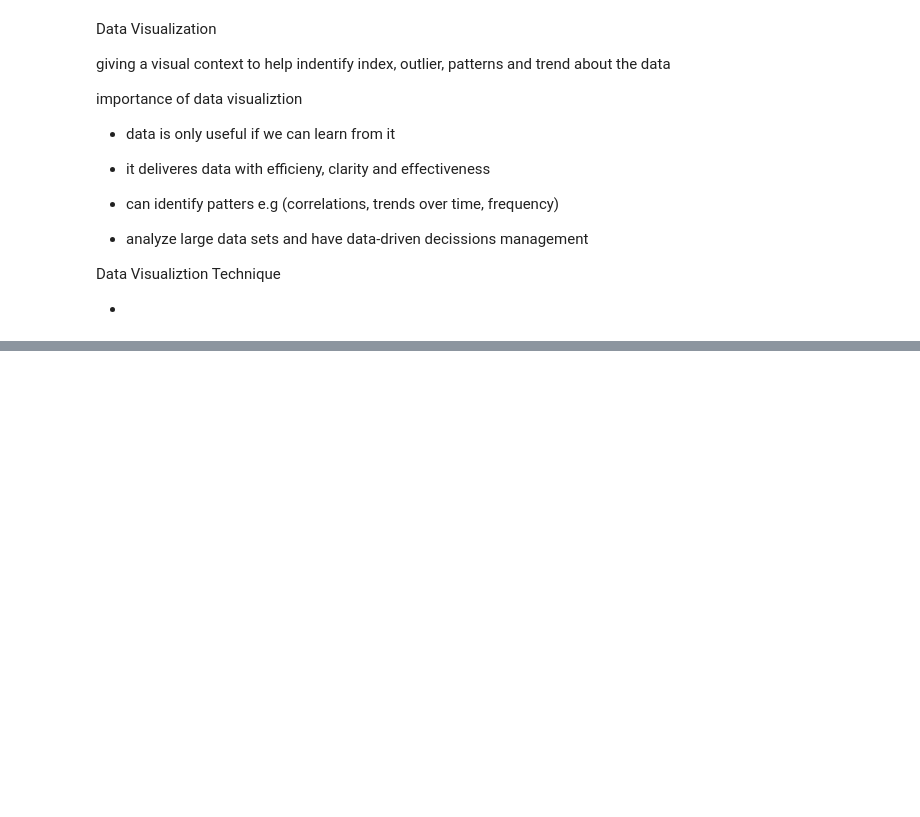
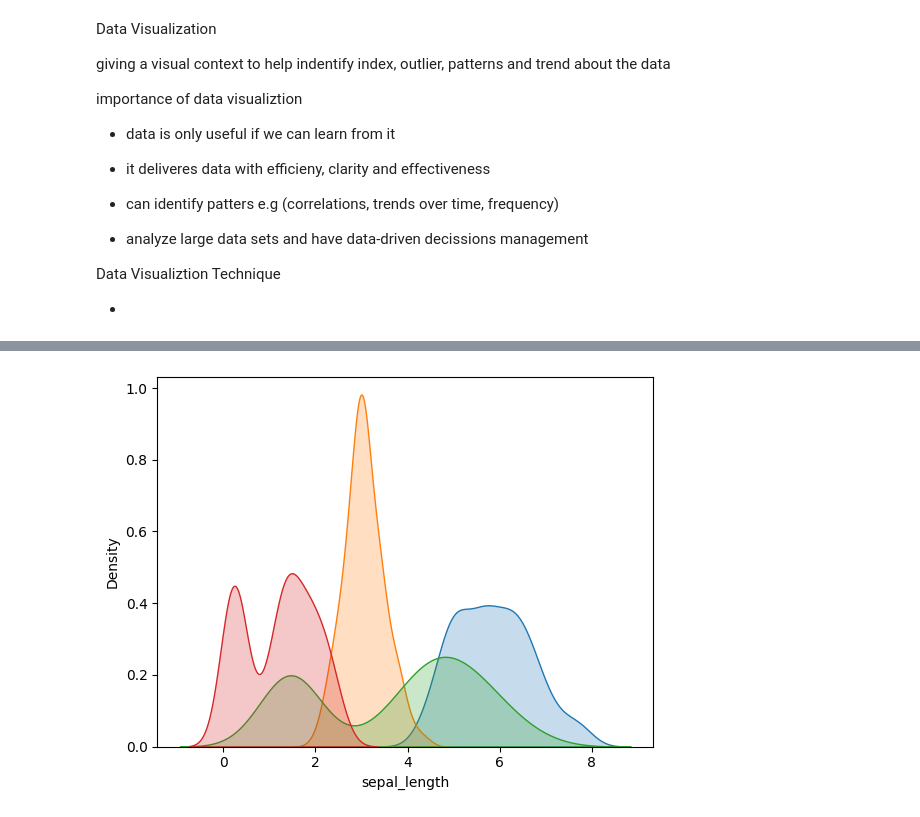
Before and after one commit to felixkdharma/Python, a Jupyter notebook: Training/Data Visualiztion.ipynb, the cells around one changed output, grey strips where cells are left out. Drawn from its saved outputs; the diff is of its cells as text; code cells hidden in the pictures; blank space fills up the shorter version.

```diff
--- a/Training/Data Visualiztion.ipynb
+++ b/Training/Data Visualiztion.ipynb
@@ -82,0 +77,5 @@ new_df.plot.pie(y='Age', figsize=(5, 5))
+# %%
+for col in ['sepal_length', 'sepal_width', 'petal_length', 'petal_width']:
+    sns.kdeplot(df[col], fill=True)
+# %% [output]
+[figure, added]
```
Also changed, not shown: parts of 16 cells of this notebook.
